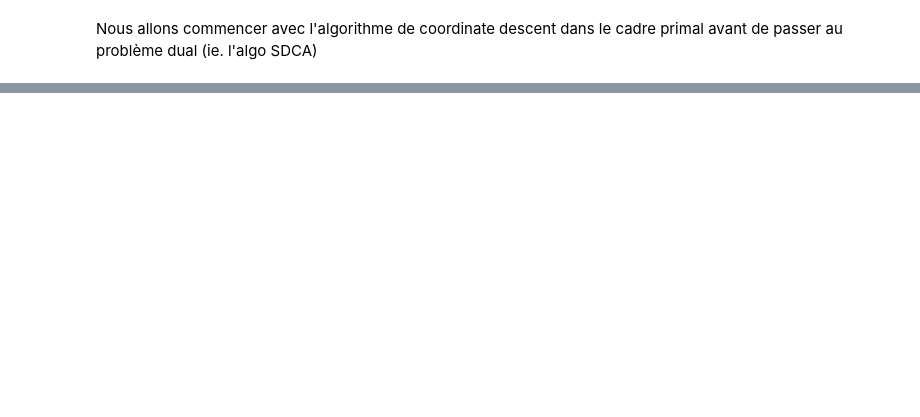
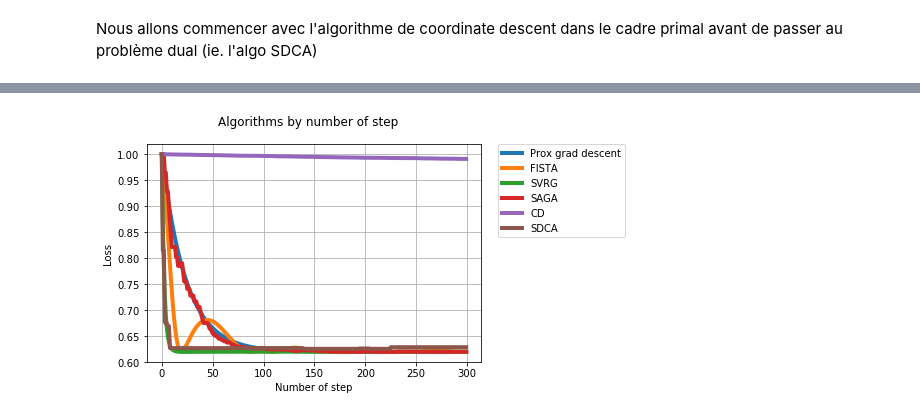
Before and after one commit to alexisrosuel/Optimisation-SDCA, a Jupyter notebook: SDCA.ipynb, the cells around one changed output, grey strips where cells are left out. Saved outputs shown, nothing was run; the diff lists cells and outputs as text; code cells hidden in the pictures; blank space fills up the shorter version.

```diff
--- a/SDCA.ipynb
+++ b/SDCA.ipynb
@@ -467,0 +475,2 @@ plt.show()
+# %%
+theta, cost_history_SDCA, time_history_SDCA = SDCA(T=T,lam=lam,eta=eta)
@@ -467,0 +499,16 @@ plt.show()
+# %%
+plt.plot(cost_history_PGD, lw=4, label='Prox grad descent')
+plt.plot(cost_history_FISTA, lw=4, label='FISTA')
+plt.plot(cost_history_SVRG, lw=4, label='SVRG')
+plt.plot(cost_history_SAGA, lw=4, label='SAGA')
+plt.plot(cost_history_CD, lw=4, label='CD')
+plt.plot(cost_history_SDCA, lw=4, label='SDCA')
+
+plt.grid()
+plt.ylabel('Loss')
+plt.xlabel('Number of step')
+plt.legend(bbox_to_anchor=(1.05, 1), loc=2, borderaxespad=0.)
+plt.suptitle('Algorithms by number of step')
+plt.show()
+# %% [output]
+[figure, added]
```
Also changed, not shown: parts of 91 cells of this notebook, 8 other files.
